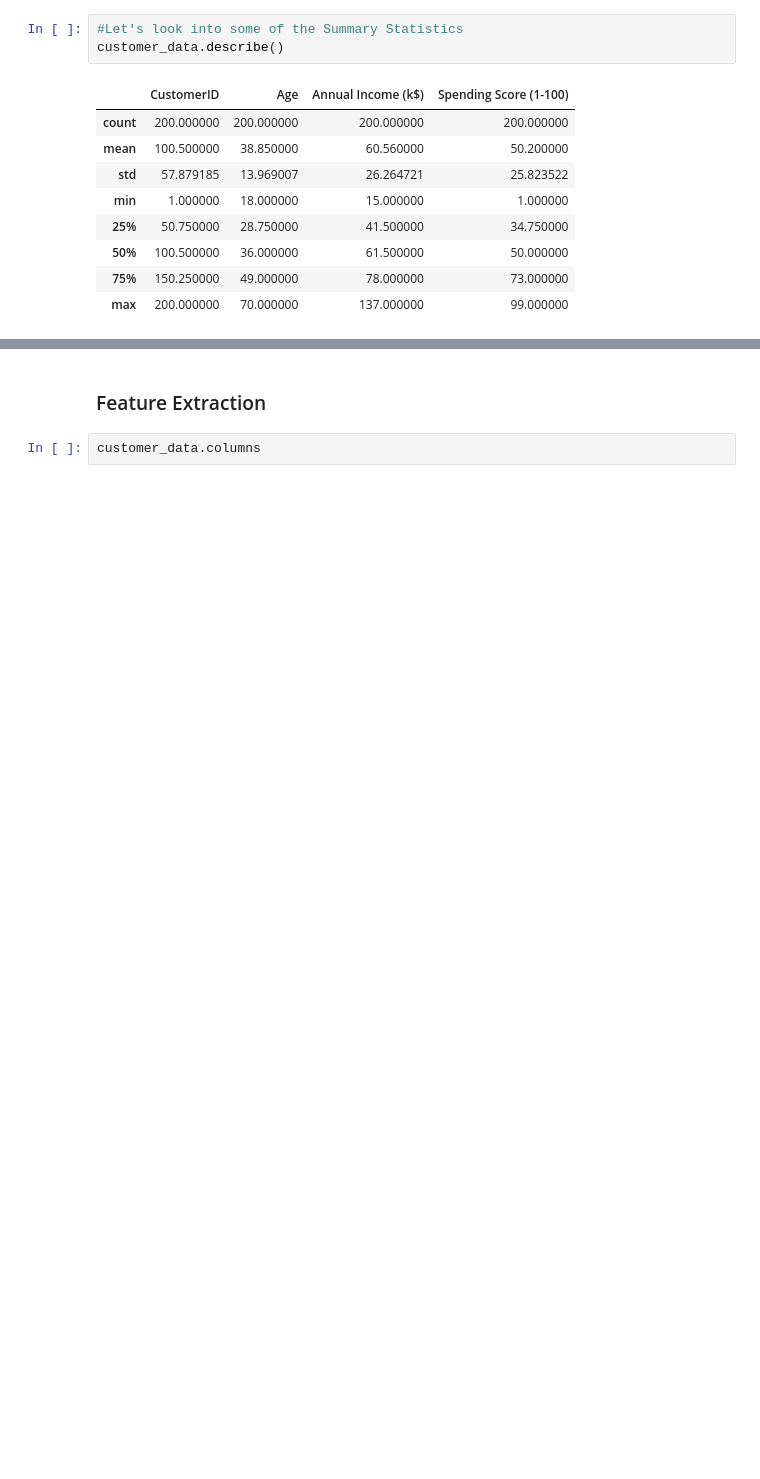
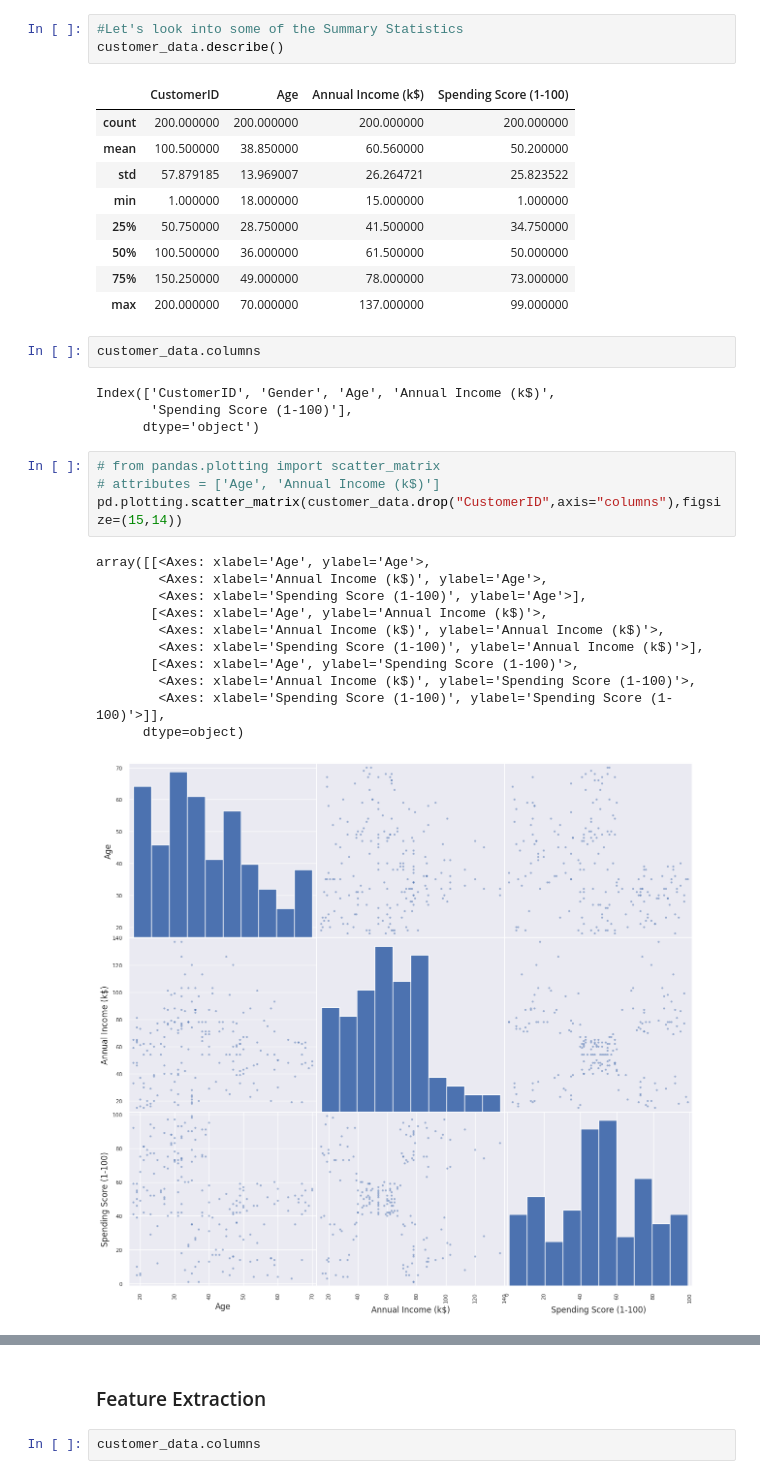
Before and after one commit to pb319/Segment-Stream, a Jupyter notebook: CustSegment.ipynb, the cells around one changed output, grey strips where cells are left out. Cells and saved outputs as stored; diff of their text form; blank space fills up the shorter version.

Commit message:
Scatter Matrix Added

```diff
--- a/CustSegment.ipynb
+++ b/CustSegment.ipynb
@@ -71,3 +88,25 @@ customer_data.describe()
 | 50% | 100.500000 | 36.000000 | 61.500000 | 50.000000 |
 | 75% | 150.250000 | 49.000000 | 78.000000 | 73.000000 |
 | max | 200.000000 | 70.000000 | 137.000000 | 99.000000 |
+# %%
+customer_data.columns
+# %% [output]
+Index(['CustomerID', 'Gender', 'Age', 'Annual Income (k$)',
+       'Spending Score (1-100)'],
+      dtype='object')
+# %%
+# from pandas.plotting import scatter_matrix
+# attributes = ['Age', 'Annual Income (k$)']
+pd.plotting.scatter_matrix(customer_data.drop("CustomerID",axis="columns"),figsize=(15,14))
+# %% [output]
+array([[<Axes: xlabel='Age', ylabel='Age'>,
+        <Axes: xlabel='Annual Income (k$)', ylabel='Age'>,
+        <Axes: xlabel='Spending Score (1-100)', ylabel='Age'>],
+       [<Axes: xlabel='Age', ylabel='Annual Income (k$)'>,
+        <Axes: xlabel='Annual Income (k$)', ylabel='Annual Income (k$)'>,
+        <Axes: xlabel='Spending Score (1-100)', ylabel='Annual Income (k$)'>],
+       [<Axes: xlabel='Age', ylabel='Spending Score (1-100)'>,
+        <Axes: xlabel='Annual Income (k$)', ylabel='Spending Score (1-100)'>,
+        <Axes: xlabel='Spending Score (1-100)', ylabel='Spending Score (1-100)'>]],
+      dtype=object)
+[figure, added]
```
Also changed, not shown: parts of 14 cells of this notebook.
